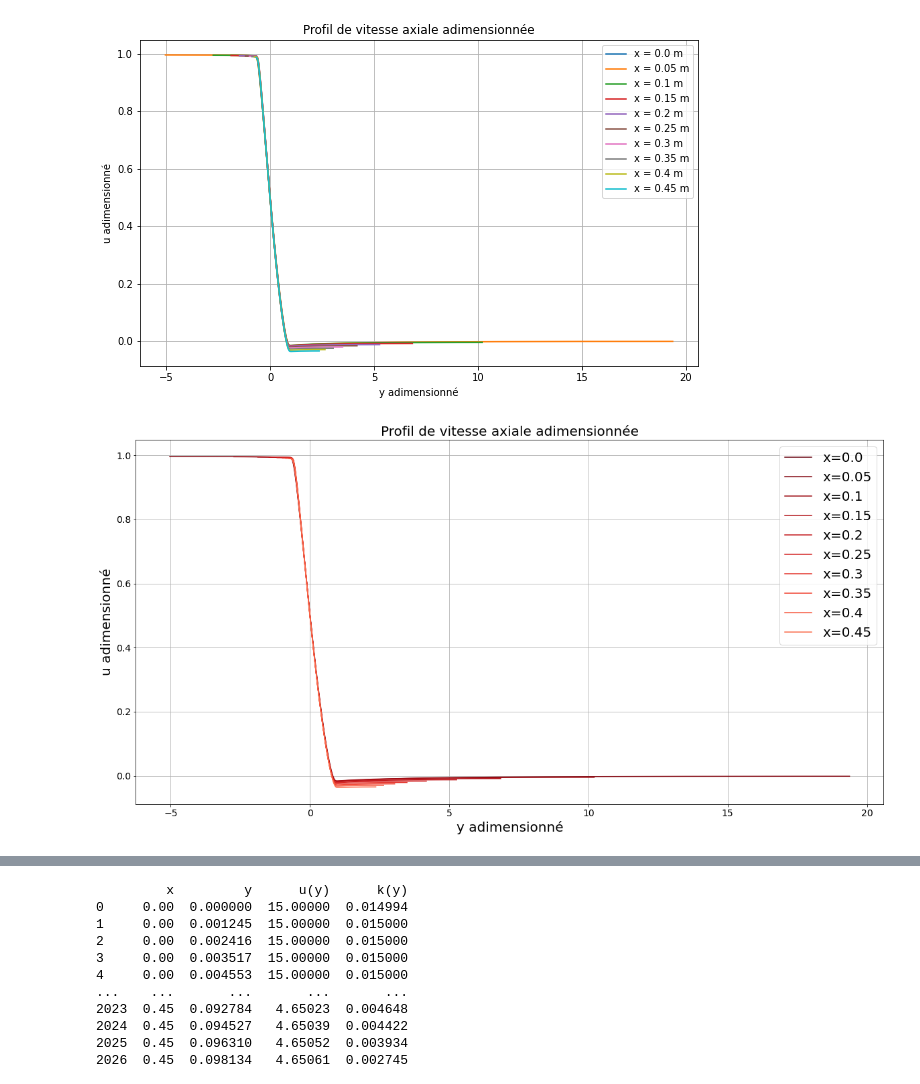
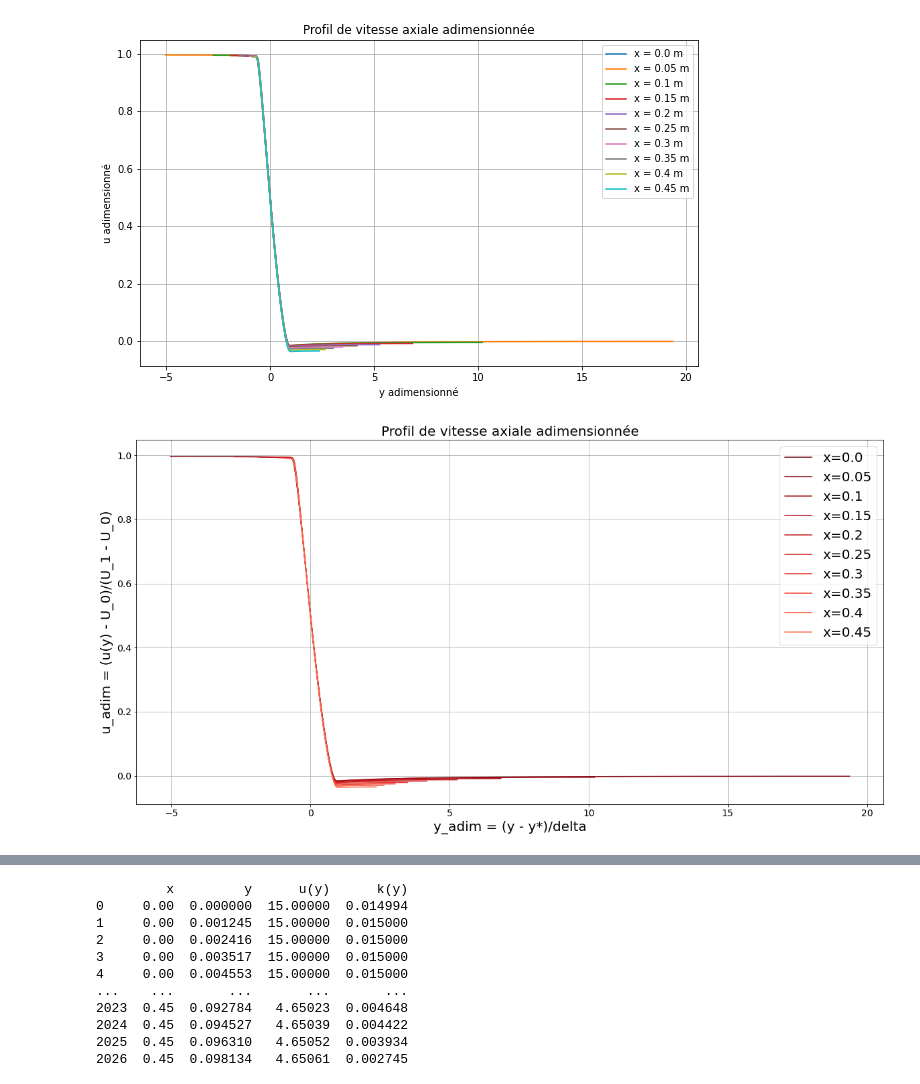
Before and after one commit to mboissiere/turbulence, a Jupyter notebook: main.ipynb, the cells around one changed output, grey strips where cells are left out. Saved outputs shown, nothing was run; the diff lists cells and outputs as text; code cells hidden in the pictures.

```diff
--- a/main.ipynb
+++ b/main.ipynb
@@ -219,36 +219,36 @@ def plot_all_adimensional(df, x_values, _U_0 = U_0, _U_1 = U_1):
     # Normalize x_values to [0, 0.5] for the colormap
     x_values_norm = [x / (2 * max(x_values)) for x in x_values]
 
     for x, x_norm in zip(x_values, x_values_norm):
         # Compute y_star and delta
         y_star = compute_y_star(df, x)
         delta = shear_layer_thickness(df, x)
 
         df_x = df[df['x'] == x].copy()
 
         # Adimensionalize y and u(y)
         df_x['y_adim'] = (df_x['y'] - y_star) / delta
         df_x['u_adim'] = (df_x['u(y)'] - _U_0) / (_U_1 - _U_0)
 
         # Plot adimensional u(y) vs y with a label
         plt.plot(df_x['y_adim'], df_x['u_adim'], label=f'x={x}', color=color_map(x_norm))
 
-    plt.xlabel('y adimensionné', fontsize=20)
-    plt.ylabel('u adimensionné', fontsize=20)
+    plt.xlabel('y_adim = (y - y*)/delta', fontsize=20)
+    plt.ylabel('u_adim = (u(y) - U_0)/(U_1 - U_0)', fontsize=20)
     plt.title('Profil de vitesse axiale adimensionnée', fontsize=20)
     plt.legend(fontsize=20)
     plt.grid(True)
 
     # Increase the size of the tick marks
     plt.tick_params(axis='both', which='major', labelsize=14)
 
     plt.show()
 
 # Test the function
 x_values_coeur = [x for x in x_values if x < 0.462163]
 plot_all_adimensional(data, x_values_coeur)
 # %% [output]
-[figure, old version]
+[figure, new version]
 # %%
 def plot_delta_evolution(df, x_values):
     delta_values = [shear_layer_thickness(df, x) for x in x_values]
```
Also changed, not shown: parts of 6 cells of this notebook, 1 other file.
